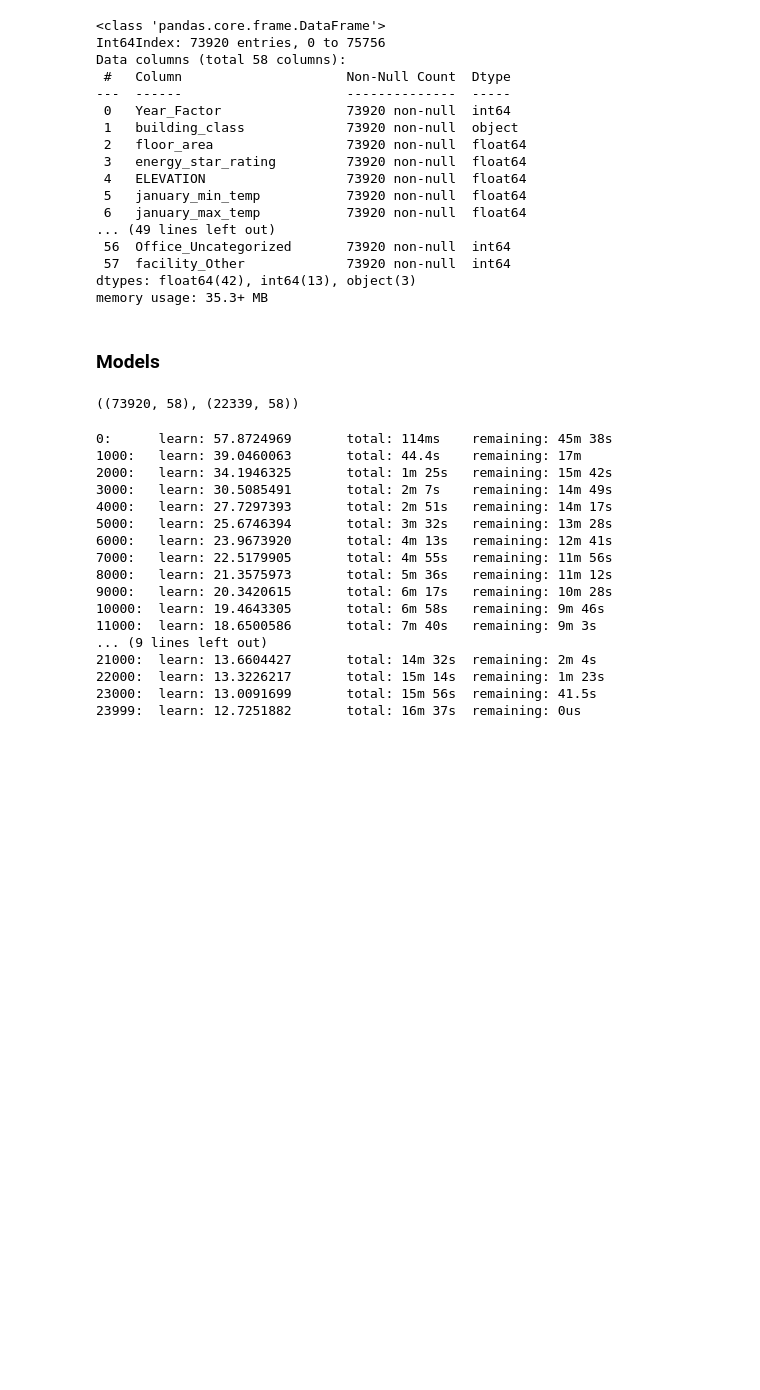
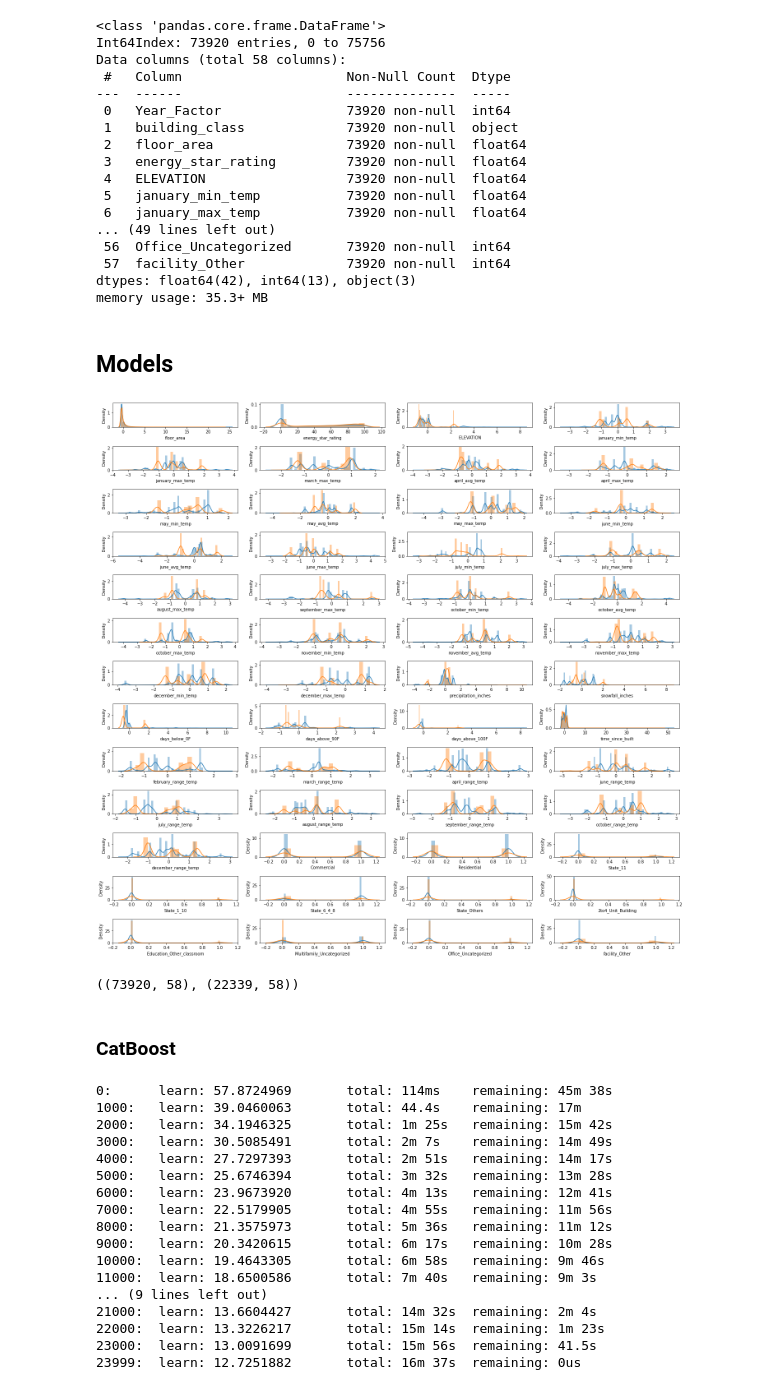
Before and after one commit to rebecca-burwei/wids-datathon-2022, a Jupyter notebook: notebooks/Climate_Data_WiDS_2022.ipynb, the cells around one changed output. Drawn from its saved outputs; the diff is of its cells as text; code cells hidden in the pictures; blank space fills up the shorter version.

Commit message:
Final Code - CatBoost and RandomForest on two segments

```diff
--- a/notebooks/Climate_Data_WiDS_2022.ipynb
+++ b/notebooks/Climate_Data_WiDS_2022.ipynb
@@ -583,16 +585,30 @@ Data columns (total 58 columns):
 dtypes: float64(42), int64(13), object(3)
 memory usage: 35.3+ MB
 # %% [markdown]
-### Models
+## Models
 # %%
 from sklearn.model_selection import train_test_split
 from sklearn.metrics import mean_absolute_error, mean_squared_error
 from sklearn.preprocessing import LabelEncoder
 from catboost import CatBoostRegressor
 # %%
-# le = LabelEncoder()
+# Differences - Elevation, cooling_degree_days, heating_degree_days, snowfall_inches, avg_temp, days_below_20F,
+# days_above_80F, direction_max_wind_speed, direction_peak_wind_speed, max_wind_speed, days_with_fog
+train_col = train_df_new.drop(columns=["site_eui","building_class","facility_type_bin","State_Factor_bin","id",\
+                                       "Year_Factor"], axis=1)
 
-# for i in train_df_new.columns:
-#     if train_df_new[i].dtypes == 'object':
-#         train_df_new[i] = le.fit_transform(train_df_new[i])
-#         print(i)
+plt.figure(figsize=(20,20))
+
+col = train_col.columns
+
+a = 1
+for i in range(len(col)):
+    plt.subplot(14, 4, a);
+    sns.distplot(train_df_new[col[i]])
+    sns.distplot(test_df[col[i]])
+    plt.xlabel(col[i])
+    a += 1
+
+plt.tight_layout()
+# %% [output]
+[figure, added]
@@ -611,6 +625,8 @@ y_test = val_dta["site_eui"]
 train_df_new.shape, val_dta.shape
 # %% [output]
 ((73920, 58), (22339, 58))
+# %% [markdown]
+### CatBoost
 # %%
 catb = CatBoostRegressor(
     verbose=1000,
```
Also changed, not shown: parts of 7 cells of this notebook, 1 other file.
